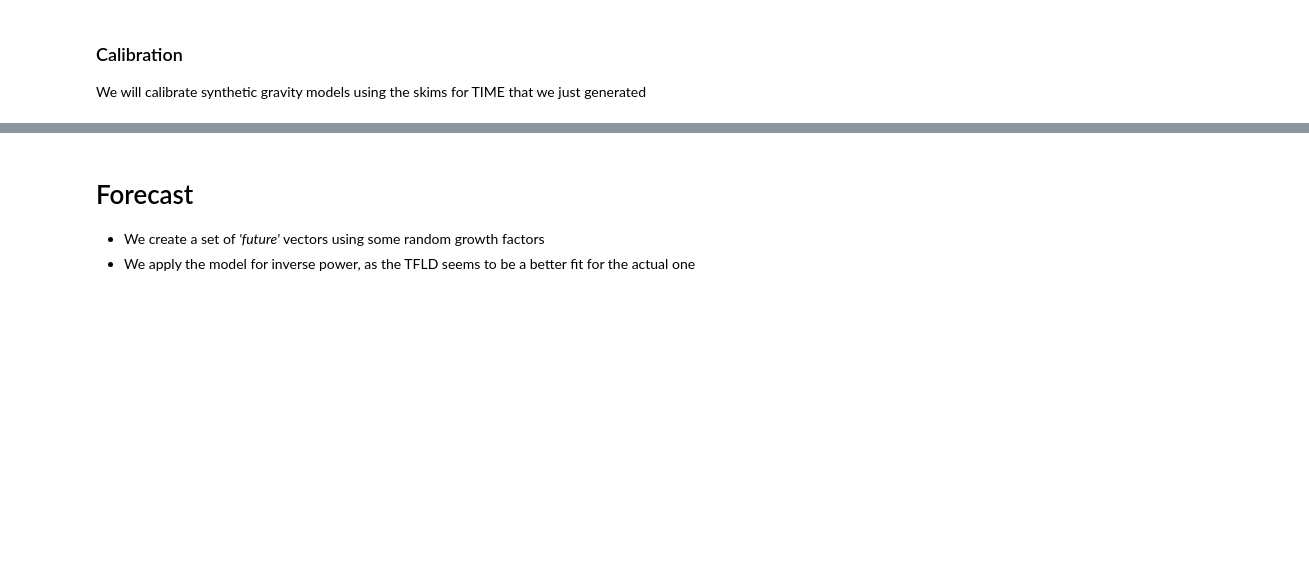
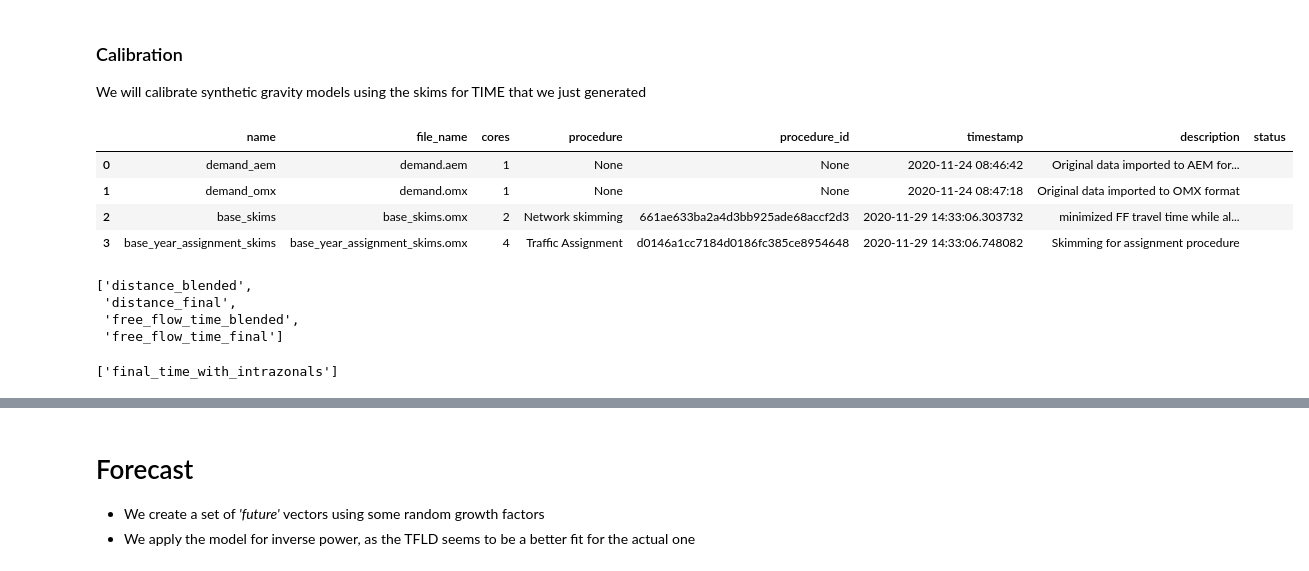
Before and after one commit to AequilibraE/aequilibrae, a Jupyter notebook: docs/source/SiouxFalls.ipynb, the cells around one changed output, grey strips where cells are left out. Drawn from its saved outputs; the diff is of its cells as text; code cells hidden in the pictures; blank space fills up the shorter version.

```diff
--- a/docs/source/SiouxFalls.ipynb
+++ b/docs/source/SiouxFalls.ipynb
@@ -249,5 +296,14 @@ We will calibrate synthetic gravity models using the skims for TIME that we just
 import numpy as np
 from aequilibrae.distribution import GravityCalibration
 from aequilibrae.matrix import AequilibraeMatrix
+# %%
+# Let's take another look at what we have in terms of matrices in the model
+proj_matrices.list()
+# %% [output]
+|  | name | file_name | cores | procedure | procedure_id | timestamp | description | status |
+| 0 | demand_aem | demand.aem | 1 | None | None | 2020-11-24 08:46:42 | Original data imported to AEM for... |  |
+| 1 | demand_omx | demand.omx | 1 | None | None | 2020-11-24 08:47:18 | Original data imported to OMX format |  |
+| 2 | base_skims | base_skims.omx | 2 | Network skimming | 661ae633ba2a4d3bb925ade68accf2d3 | 2020-11-29 14:33:06.303732 | minimized FF travel time while al... |  |
+| 3 | base_year_assignment_skims | base_year_assignment_skims.omx | 4 | Traffic Assignment | d0146a1cc7184d0186fc385ce8954648 | 2020-11-29 14:33:06.748082 | Skimming for assignment procedure |  |
 # %%
 # We need the demand
@@ -260,3 +314,13 @@ imped.load(join(fldr,assg_fldr, 'skims.aem'))
+# %%
+# We can check which matrix cores were created for our skims to decide which one to use
+imped.names
+
+#Where free_flow_time_final is actually the congested time for the last iteration
+# %% [output]
+['distance_blended',
+ 'distance_final',
+ 'free_flow_time_blended',
+ 'free_flow_time_final']
 # %%
 # But before using the data, let's get some impedance for the intrazonals
 # Let's assume it is 75% of the closest zone
@@ -274 +345,7 @@ np.fill_diagonal(imped.matrix['time_final'], intrazonals)
+# %%
+# This also updates these new matrices as those being used for computation
+# As one can verify below
+imped.view_names
+# %% [output]
+['final_time_with_intrazonals']
 # %%
```
Also changed, not shown: parts of 23 cells of this notebook, 3 other files.
